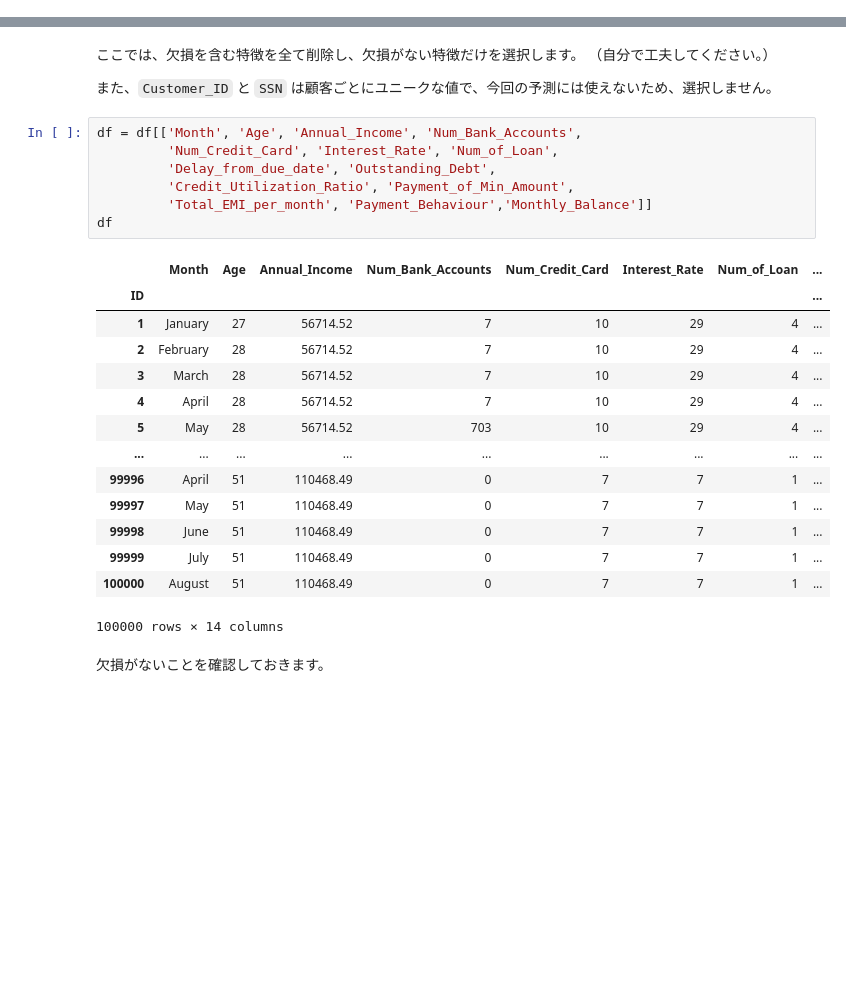
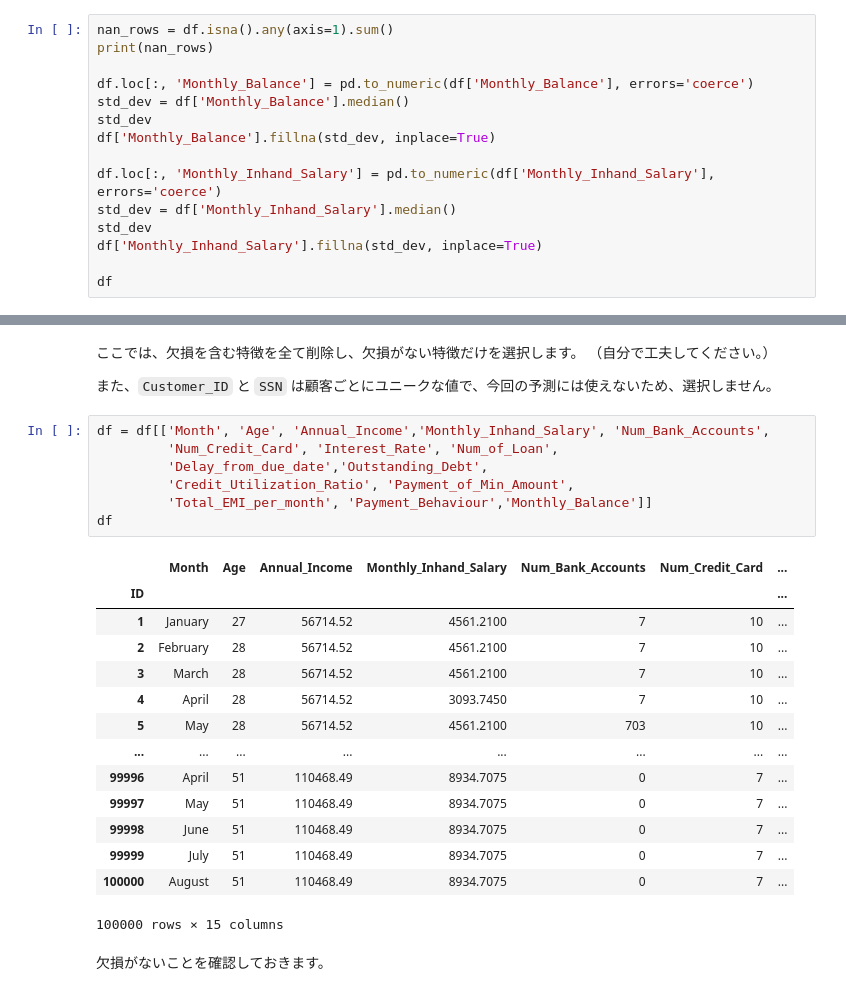
Before and after one commit to masa1357/Credit-Score-Classification-Starter, a Jupyter notebook: credit-score-classification-starter.ipynb, the cells around one changed output, grey strips where cells are left out. Drawn from its saved outputs; the diff is of its cells as text; blank space fills up the shorter version.

Commit message:
fit column

```diff
--- a/credit-score-classification-starter.ipynb
+++ b/credit-score-classification-starter.ipynb
@@ -169,0 +128,15 @@ dtype: int64
+# %%
+nan_rows = df.isna().any(axis=1).sum()
+print(nan_rows)
+
+df.loc[:, 'Monthly_Balance'] = pd.to_numeric(df['Monthly_Balance'], errors='coerce')
+std_dev = df['Monthly_Balance'].median()
+std_dev
+df['Monthly_Balance'].fillna(std_dev, inplace=True)
+
+df.loc[:, 'Monthly_Inhand_Salary'] = pd.to_numeric(df['Monthly_Inhand_Salary'], errors='coerce')
+std_dev = df['Monthly_Inhand_Salary'].median()
+std_dev
+df['Monthly_Inhand_Salary'].fillna(std_dev, inplace=True)
+
+df
@@ -173,27 +162,27 @@ dtype: int64
 
 また、`Customer_ID` と `SSN` は顧客ごとにユニークな値で、今回の予測には使えないため、選択しません。
 # %%
-df = df[['Month', 'Age', 'Annual_Income', 'Num_Bank_Accounts',
+df = df[['Month', 'Age', 'Annual_Income','Monthly_Inhand_Salary', 'Num_Bank_Accounts',
          'Num_Credit_Card', 'Interest_Rate', 'Num_of_Loan',
-         'Delay_from_due_date', 'Outstanding_Debt',
+         'Delay_from_due_date','Outstanding_Debt',
          'Credit_Utilization_Ratio', 'Payment_of_Min_Amount',
          'Total_EMI_per_month', 'Payment_Behaviour','Monthly_Balance']]
 df
 # %% [output]
-|  | Month | Age | Annual_Income | Num_Bank_Accounts | Num_Credit_Card | Interest_Rate | Num_of_Loan | ... |
-| ID |  |  |  |  |  |  |  | ... |
-| 1 | January | 27 | 56714.52 | 7 | 10 | 29 | 4 | ... |
-| 2 | February | 28 | 56714.52 | 7 | 10 | 29 | 4 | ... |
-| 3 | March | 28 | 56714.52 | 7 | 10 | 29 | 4 | ... |
-| 4 | April | 28 | 56714.52 | 7 | 10 | 29 | 4 | ... |
-| 5 | May | 28 | 56714.52 | 703 | 10 | 29 | 4 | ... |
-| ... | ... | ... | ... | ... | ... | ... | ... | ... |
-| 99996 | April | 51 | 110468.49 | 0 | 7 | 7 | 1 | ... |
-| 99997 | May | 51 | 110468.49 | 0 | 7 | 7 | 1 | ... |
-| 99998 | June | 51 | 110468.49 | 0 | 7 | 7 | 1 | ... |
-| 99999 | July | 51 | 110468.49 | 0 | 7 | 7 | 1 | ... |
-| 100000 | August | 51 | 110468.49 | 0 | 7 | 7 | 1 | ... |
+|  | Month | Age | Annual_Income | Monthly_Inhand_Salary | Num_Bank_Accounts | Num_Credit_Card | ... |
+| ID |  |  |  |  |  |  | ... |
+| 1 | January | 27 | 56714.52 | 4561.2100 | 7 | 10 | ... |
+| 2 | February | 28 | 56714.52 | 4561.2100 | 7 | 10 | ... |
+| 3 | March | 28 | 56714.52 | 4561.2100 | 7 | 10 | ... |
+| 4 | April | 28 | 56714.52 | 3093.7450 | 7 | 10 | ... |
+| 5 | May | 28 | 56714.52 | 4561.2100 | 703 | 10 | ... |
+| ... | ... | ... | ... | ... | ... | ... | ... |
+| 99996 | April | 51 | 110468.49 | 8934.7075 | 0 | 7 | ... |
+| 99997 | May | 51 | 110468.49 | 8934.7075 | 0 | 7 | ... |
+| 99998 | June | 51 | 110468.49 | 8934.7075 | 0 | 7 | ... |
+| 99999 | July | 51 | 110468.49 | 8934.7075 | 0 | 7 | ... |
+| 100000 | August | 51 | 110468.49 | 8934.7075 | 0 | 7 | ... |
-100000 rows × 14 columns
+100000 rows × 15 columns
 # %% [markdown]
 欠損がないことを確認しておきます。
 # %%
```
Also changed, not shown: parts of 15 cells of this notebook, 1 other file.
